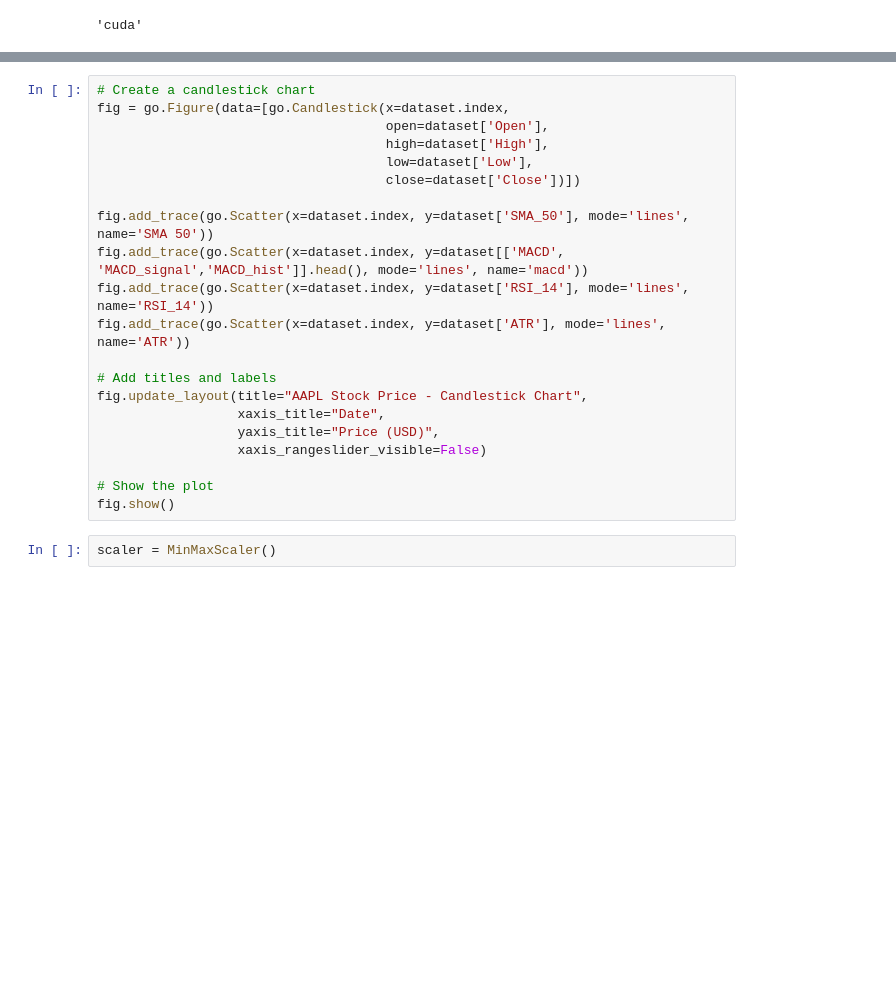
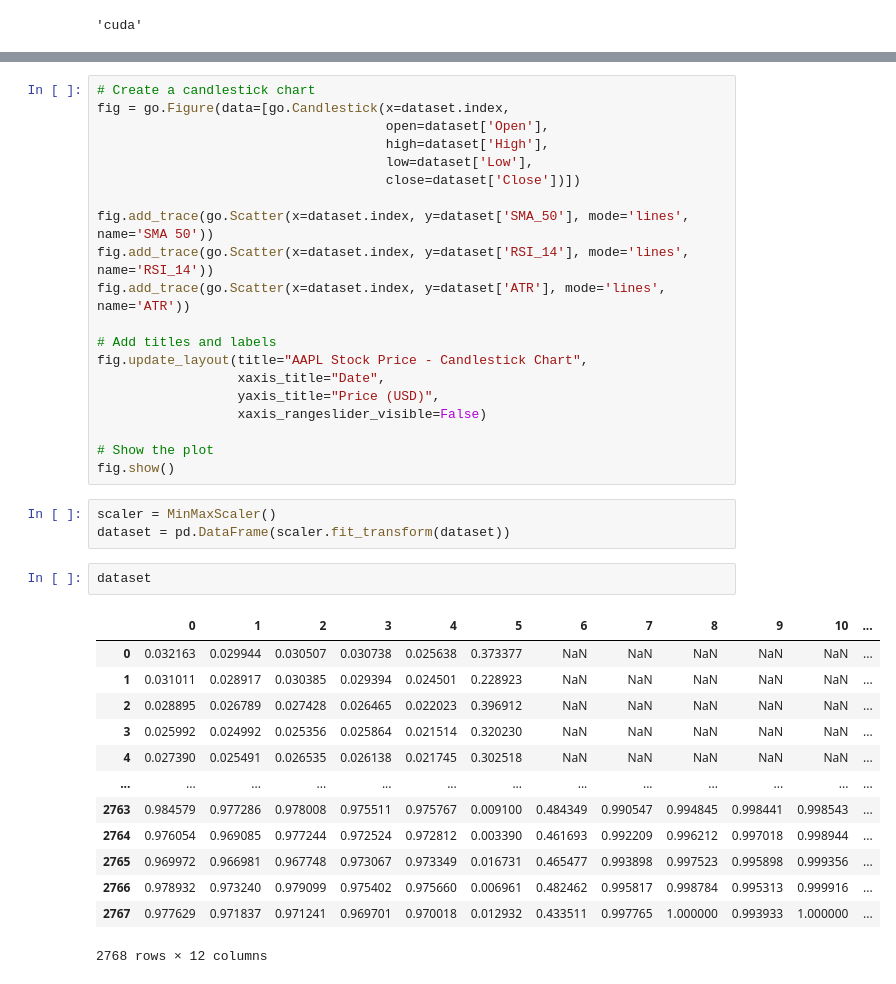
Before and after one commit to TucTam/ML-Projects, a Jupyter notebook: src/Machine_Learning/Apple_Stock_ML.ipynb, the cells around one changed output, grey strips where cells are left out. Cells and saved outputs as stored; diff of their text form; blank space fills up the shorter version.

```diff
--- a/src/Machine_Learning/Apple_Stock_ML.ipynb
+++ b/src/Machine_Learning/Apple_Stock_ML.ipynb
@@ -70,7 +85,6 @@ fig = go.Figure(data=[go.Candlestick(x=dataset.index,
                                      close=dataset['Close'])])
 
 fig.add_trace(go.Scatter(x=dataset.index, y=dataset['SMA_50'], mode='lines', name='SMA 50'))
-fig.add_trace(go.Scatter(x=dataset.index, y=dataset[['MACD', 'MACD_signal','MACD_hist']].head(), mode='lines', name='macd'))
 fig.add_trace(go.Scatter(x=dataset.index, y=dataset['RSI_14'], mode='lines', name='RSI_14'))
 fig.add_trace(go.Scatter(x=dataset.index, y=dataset['ATR'], mode='lines', name='ATR'))
 
@@ -82,5 +96,22 @@ fig.update_layout(title="AAPL Stock Price - Candlestick Chart",
 
 # Show the plot
 fig.show()
-# %%
-scaler = MinMaxScaler()
+# %%
+scaler = MinMaxScaler()
+dataset = pd.DataFrame(scaler.fit_transform(dataset))
+# %%
+dataset
+# %% [output]
+|  | 0 | 1 | 2 | 3 | 4 | 5 | 6 | 7 | 8 | 9 | 10 | ... |
+| 0 | 0.032163 | 0.029944 | 0.030507 | 0.030738 | 0.025638 | 0.373377 | NaN | NaN | NaN | NaN | NaN | ... |
+| 1 | 0.031011 | 0.028917 | 0.030385 | 0.029394 | 0.024501 | 0.228923 | NaN | NaN | NaN | NaN | NaN | ... |
+| 2 | 0.028895 | 0.026789 | 0.027428 | 0.026465 | 0.022023 | 0.396912 | NaN | NaN | NaN | NaN | NaN | ... |
+| 3 | 0.025992 | 0.024992 | 0.025356 | 0.025864 | 0.021514 | 0.320230 | NaN | NaN | NaN | NaN | NaN | ... |
+| 4 | 0.027390 | 0.025491 | 0.026535 | 0.026138 | 0.021745 | 0.302518 | NaN | NaN | NaN | NaN | NaN | ... |
+| ... | ... | ... | ... | ... | ... | ... | ... | ... | ... | ... | ... | ... |
+| 2763 | 0.984579 | 0.977286 | 0.978008 | 0.975511 | 0.975767 | 0.009100 | 0.484349 | 0.990547 | 0.994845 | 0.998441 | 0.998543 | ... |
+| 2764 | 0.976054 | 0.969085 | 0.977244 | 0.972524 | 0.972812 | 0.003390 | 0.461693 | 0.992209 | 0.996212 | 0.997018 | 0.998944 | ... |
+| 2765 | 0.969972 | 0.966981 | 0.967748 | 0.973067 | 0.973349 | 0.016731 | 0.465477 | 0.993898 | 0.997523 | 0.995898 | 0.999356 | ... |
+| 2766 | 0.978932 | 0.973240 | 0.979099 | 0.975402 | 0.975660 | 0.006961 | 0.482462 | 0.995817 | 0.998784 | 0.995313 | 0.999916 | ... |
+| 2767 | 0.977629 | 0.971837 | 0.971241 | 0.969701 | 0.970018 | 0.012932 | 0.433511 | 0.997765 | 1.000000 | 0.993933 | 1.000000 | ... |
+2768 rows × 12 columns
```
Also changed, not shown: parts of 3 cells of this notebook, 18 other files.
